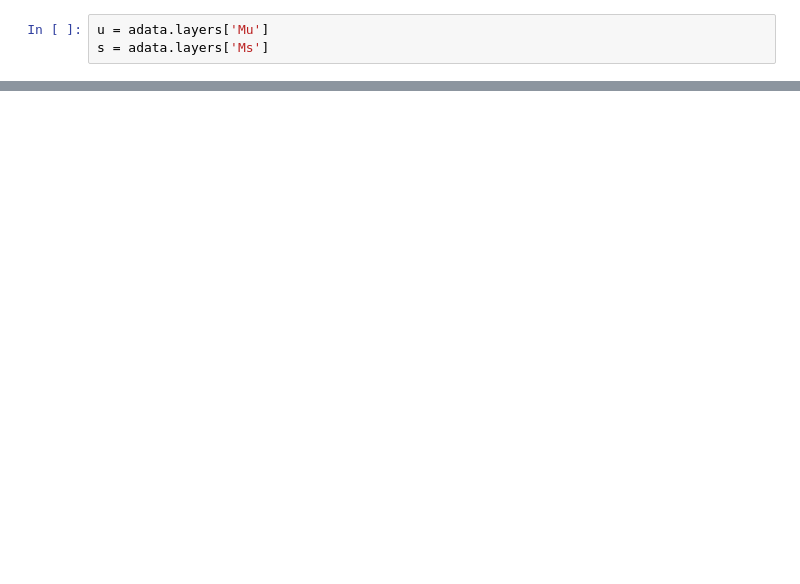
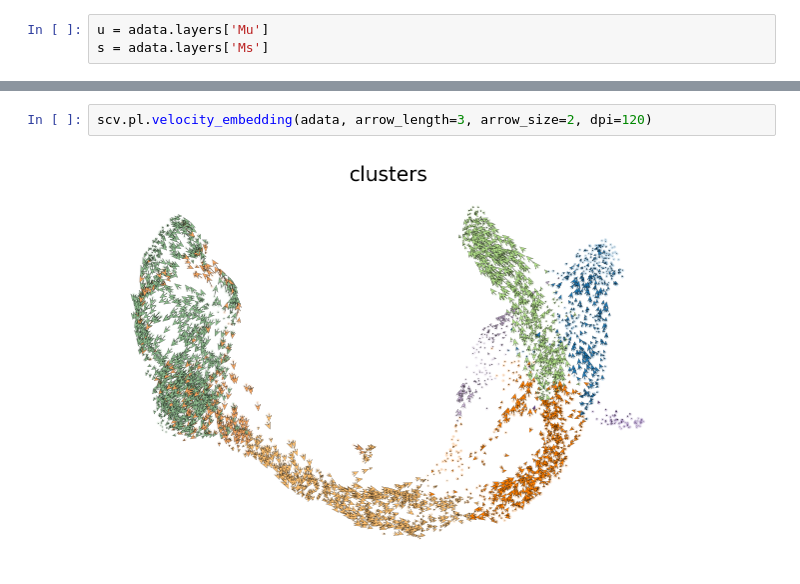
Before and after one commit to leonardogolinelli/GeneExpressionDynamics, a Jupyter notebook: apply_model_pancreas.ipynb, the cells around one changed output, grey strips where cells are left out. Cells and saved outputs as stored; diff of their text form; blank space fills up the shorter version.

```diff
--- a/apply_model_pancreas.ipynb
+++ b/apply_model_pancreas.ipynb
@@ -77,0 +99,4 @@ for i in range(2000):
+# %%
+scv.pl.velocity_embedding(adata, arrow_length=3, arrow_size=2, dpi=120)
+# %% [output]
+[figure, added]
```
Also changed, not shown: parts of 8 cells of this notebook.
